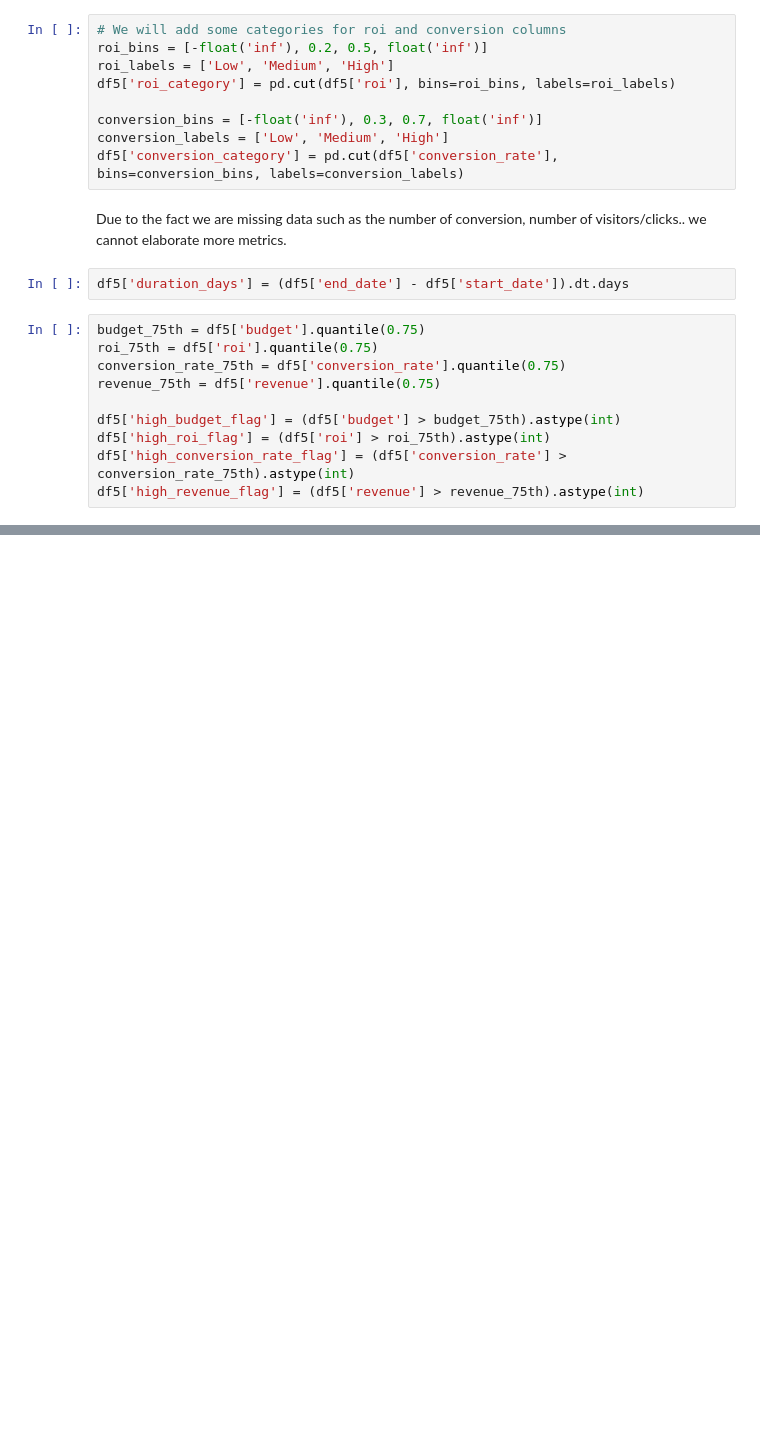
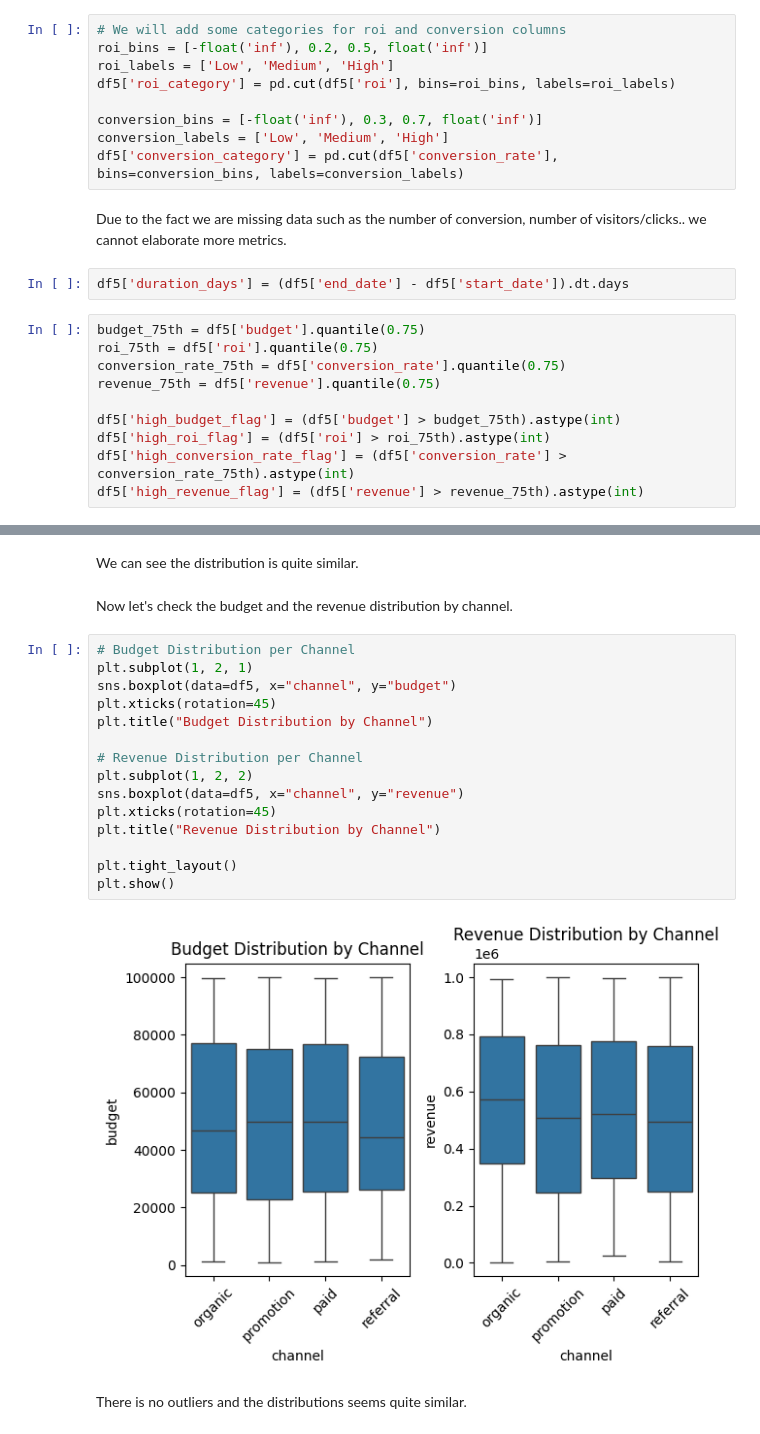
Before and after one commit to Ignacio538/Marketing-Campaings, a Jupyter notebook: Analysis.ipynb, the cells around one changed output, grey strips where cells are left out. Cells and saved outputs as stored; diff of their text form; blank space fills up the shorter version.

```diff
--- a/Analysis.ipynb
+++ b/Analysis.ipynb
@@ -1038,0 +1064,23 @@ df5
+# %% [markdown]
+We can see the distribution is quite similar.
+# %% [markdown]
+Now let's check the budget and the revenue distribution by channel.
+# %%
+# Budget Distribution per Channel
+plt.subplot(1, 2, 1)
+sns.boxplot(data=df5, x="channel", y="budget")
+plt.xticks(rotation=45)
+plt.title("Budget Distribution by Channel")
+
+# Revenue Distribution per Channel
+plt.subplot(1, 2, 2)
+sns.boxplot(data=df5, x="channel", y="revenue")
+plt.xticks(rotation=45)
+plt.title("Revenue Distribution by Channel")
+
+plt.tight_layout()
+plt.show()
+# %% [output]
+[figure, added]
+# %% [markdown]
+There is no outliers and the distributions seems quite similar.
```
Also changed, not shown: parts of 9 cells of this notebook.
